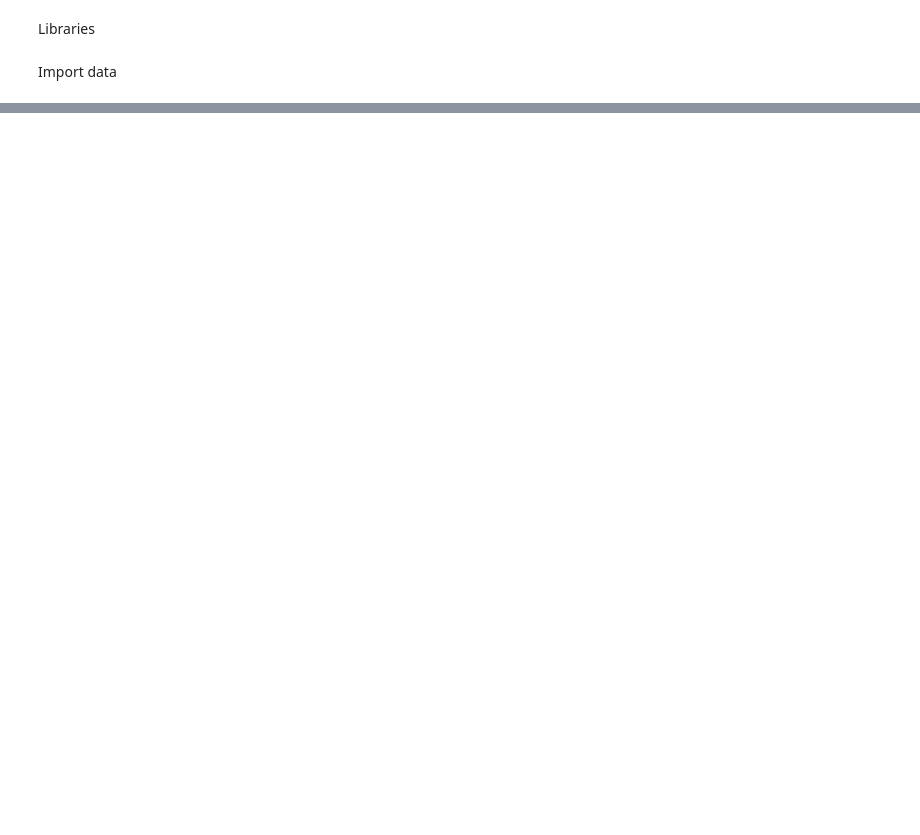
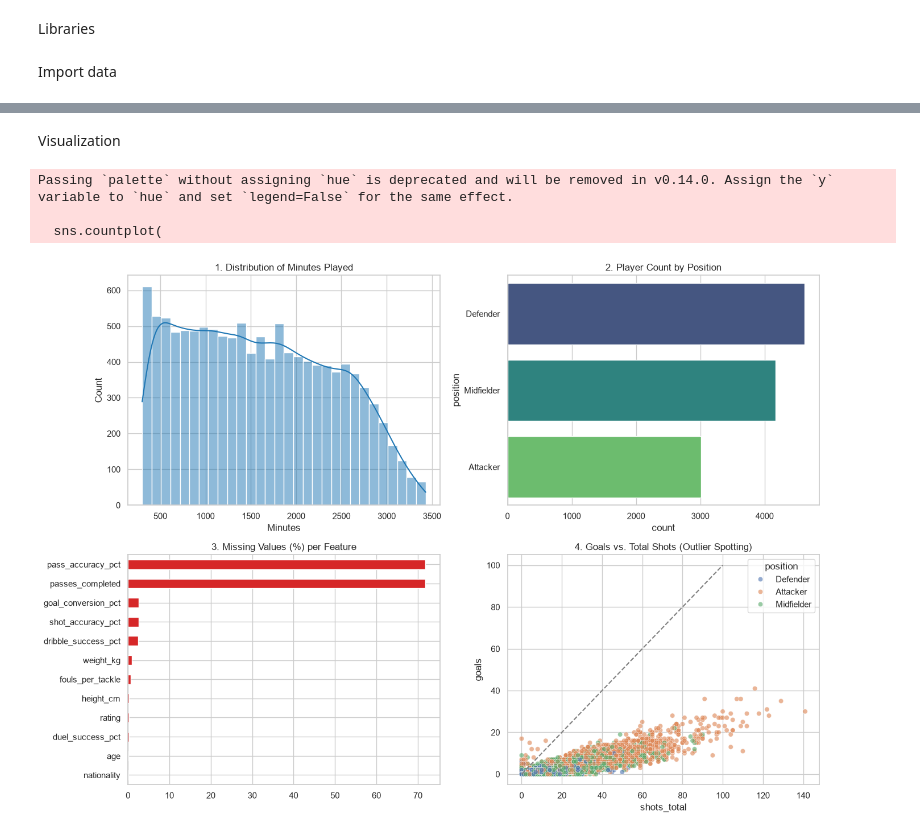
Before and after one commit to hquantran/soccer-analytics, a Jupyter notebook: rec_system/01_data_exploration.ipynb, the cells around one changed output, grey strips where cells are left out. Saved outputs shown, nothing was run; the diff lists cells and outputs as text; code cells hidden in the pictures; blank space fills up the shorter version.

```diff
--- a/rec_system/01_data_exploration.ipynb
+++ b/rec_system/01_data_exploration.ipynb
@@ -57,0 +102,47 @@ dtype: float64
+# %% [markdown]
+Visualization
+# %%
+# Set global visual style
+sns.set_theme(style="whitegrid")
+fig, axes = plt.subplots(2, 2, figsize=(14, 10))
+
+# 1. Distribution of Minutes Played
+sns.histplot(df["minutes"], bins=30, kde=True, ax=axes[0, 0], color="#1f77b4")
+axes[0, 0].set_title("1. Distribution of Minutes Played")
+axes[0, 0].set_xlabel("Minutes")
+
+# 2. Player Count by Position
+sns.countplot(
+    data=df,
+    y="position",
+    order=df["position"].value_counts().index,
+    ax=axes[0, 1],
+    palette="viridis"
+)
+axes[0, 1].set_title("2. Player Count by Position")
+
+# 3. Missing Value Percentage
+missing_pct = (df.isnull().sum() / len(df)) * 100
+missing_pct = missing_pct[missing_pct > 0].sort_values()
+missing_pct.plot(kind="barh", ax=axes[1, 0], color="#d62728")
+axes[1, 0].set_title("3. Missing Values (%) per Feature")
+
+# 4. Outlier Detection: Goals vs Shots
+sns.scatterplot(
+    data=df,
+    x="shots_total",
+    y="goals",
+    hue="position",
+    alpha=0.6,
+    ax=axes[1, 1]
+)
+axes[1, 1].plot([0, 100], [0, 100], "--", color="gray", label="100% Conversion Line")
+axes[1, 1].set_title("4. Goals vs. Total Shots (Outlier Spotting)")
+
+plt.tight_layout()
+plt.show()
+# %% [output]
+Passing `palette` without assigning `hue` is deprecated and will be removed in v0.14.0. Assign the `y` variable to `hue` and set `legend=False` for the same effect.
+
+  sns.countplot(
+[figure, added]
```
Also changed, not shown: parts of 8 cells of this notebook, 1 other file.
